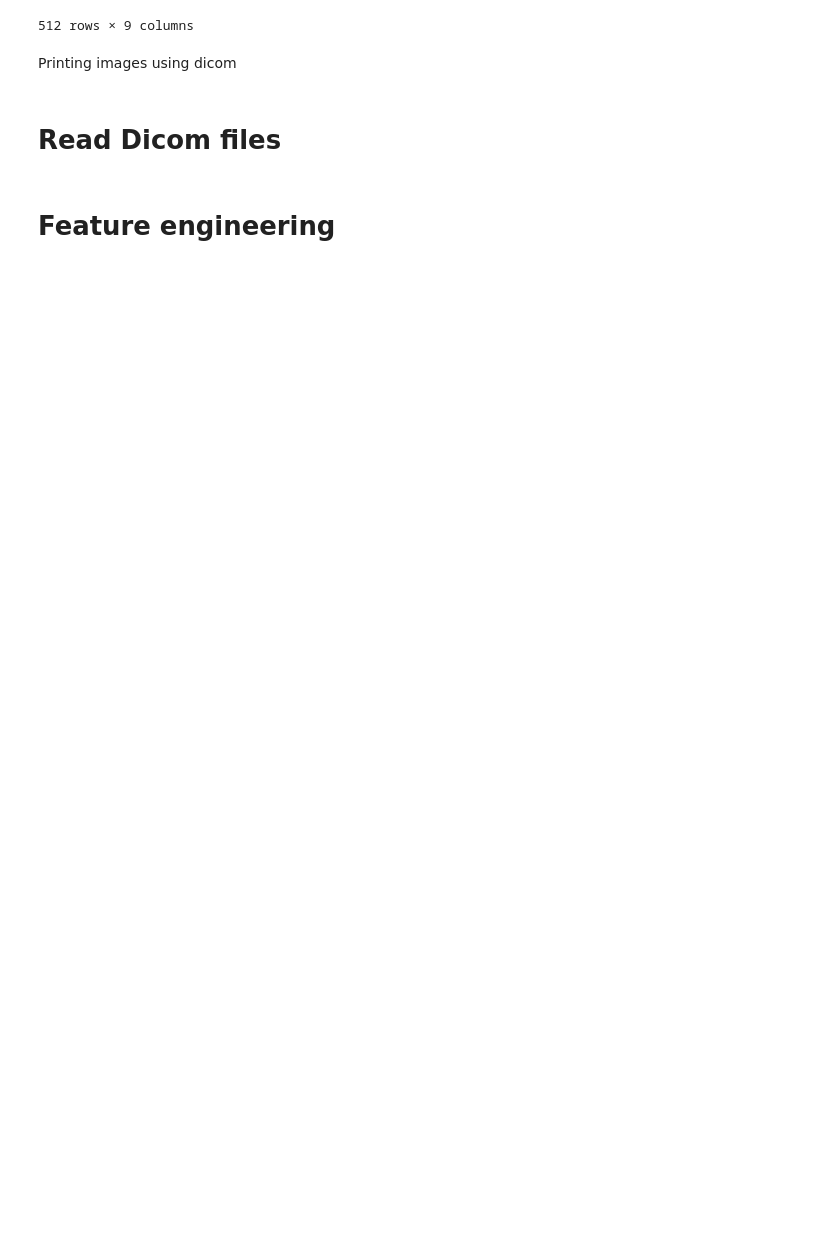
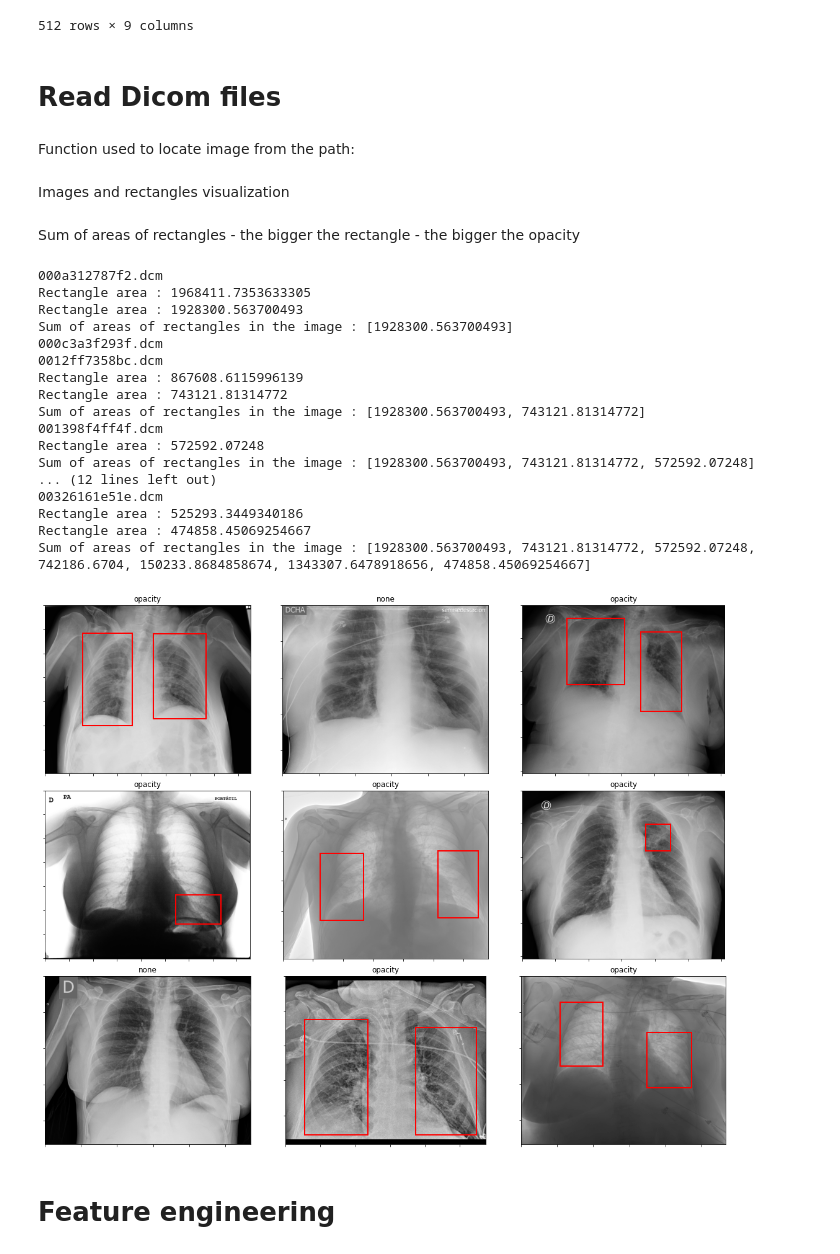
Before and after one commit to anastazijaverovic/COVID-19_Detection_Radiographs, a Jupyter notebook: covid-19-detection.ipynb, the cells around one changed output. Saved outputs shown, nothing was run; the diff lists cells and outputs as text; code cells hidden in the pictures; blank space fills up the shorter version.

```diff
--- a/covid-19-detection.ipynb
+++ b/covid-19-detection.ipynb
@@ -90,5 +109,3 @@ training_set[training_set.groupby('StudyInstanceUID')['id_y'].transform('size')
 | 3277 | ffcb4630f46f_study | 0 | 1 | 0 | 0 | 84ed5f7f71bf_image | ... |
 | 710 | ffcb4630f46f_study | 0 | 1 | 0 | 0 | 1c96d9b08487_image | ... |
 512 rows × 9 columns
-# %% [markdown]
-Printing images using dicom
@@ -152,4 +112,72 @@ train_study_level.sort_values('id').head()
 # %% [markdown]
 # Read Dicom files
+# %% [markdown]
+Function used to locate image from the path:
+# %%
+def extract_image(i):
+    path_train = path + 'train/' + training_set.loc[i, 'StudyInstanceUID']
+    last_folder_in_path = os.listdir(path_train)[0]
+    path_train = path_train + '/{}/'.format(last_folder_in_path)
+    img_id = training_set.loc[i, 'id_y'].replace('_image','.dcm')
+    print(img_id)
+    data_file = dicom.dcmread(path_train + img_id)
+    img = data_file.pixel_array
+    return img
+# %% [markdown]
+Images and rectangles visualization
+# %% [markdown]
+Sum of areas of rectangles - the bigger the rectangle - the bigger the opacity
+# %%
+fig, axes = plt.subplots(3,3, figsize=(20,16))
+fig.subplots_adjust(hspace=.1, wspace=.1)
+axes = axes.ravel()
+image_rectangles_areas = []
+
+for row in range(9):
+    img = extract_image(row)
+    if (training_set.loc[row,'boxes'] == training_set.loc[row,'boxes']):
+        boxes = ast.literal_eval(training_set.loc[row,'boxes'])
+        for box in boxes:
+            image_rectangles_area_sum = 0
+            p = matplotlib.patches.Rectangle((box['x'], box['y']),
+                                              box['width'], box['height'],
+                                              ec='r', fc='none', lw=2.
+                                            )
+            if box['width']: # trying to get the value of 0 if there is no rectangle!
+                rectangle_area = box['width'] * box['height']
+            else:
+                rectangle_area = 0
+
+            print('Rectangle area : {} '.format(rectangle_area))
+            axes[row].add_patch(p)
+            image_rectangles_area_sum = image_rectangles_area_sum + rectangle_area
+        image_rectangles_areas.append(image_rectangles_area_sum)
+
+        print('Sum of areas of rectangles in the image : {} '.format(image_rectangles_areas))
+        #training_set['Image_Rectangles_Area_Sum'] = image_rectangles_area.values
+
+    axes[row].imshow(img, cmap='gray')
+    axes[row].set_title(training_set.loc[row, 'label'].split(' ')[0])
+    axes[row].set_xticklabels([])
+    axes[row].set_yticklabels([])
+# %% [output]
+000a312787f2.dcm
+Rectangle area : 1968411.7353633305
+Rectangle area : 1928300.563700493
+Sum of areas of rectangles in the image : [1928300.563700493]
+000c3a3f293f.dcm
+0012ff7358bc.dcm
+Rectangle area : 867608.6115996139
+Rectangle area : 743121.81314772
+Sum of areas of rectangles in the image : [1928300.563700493, 743121.81314772]
+001398f4ff4f.dcm
+Rectangle area : 572592.07248
+Sum of areas of rectangles in the image : [1928300.563700493, 743121.81314772, 572592.07248]
+... (12 lines left out)
+00326161e51e.dcm
+Rectangle area : 525293.3449340186
+Rectangle area : 474858.45069254667
+Sum of areas of rectangles in the image : [1928300.563700493, 743121.81314772, 572592.07248, 742186.6704, 150233.8684858674, 1343307.6478918656, 474858.45069254667]
+[figure, added]
 # %% [markdown]
 # Feature engineering
```
Also changed, not shown: parts of 14 cells of this notebook.
